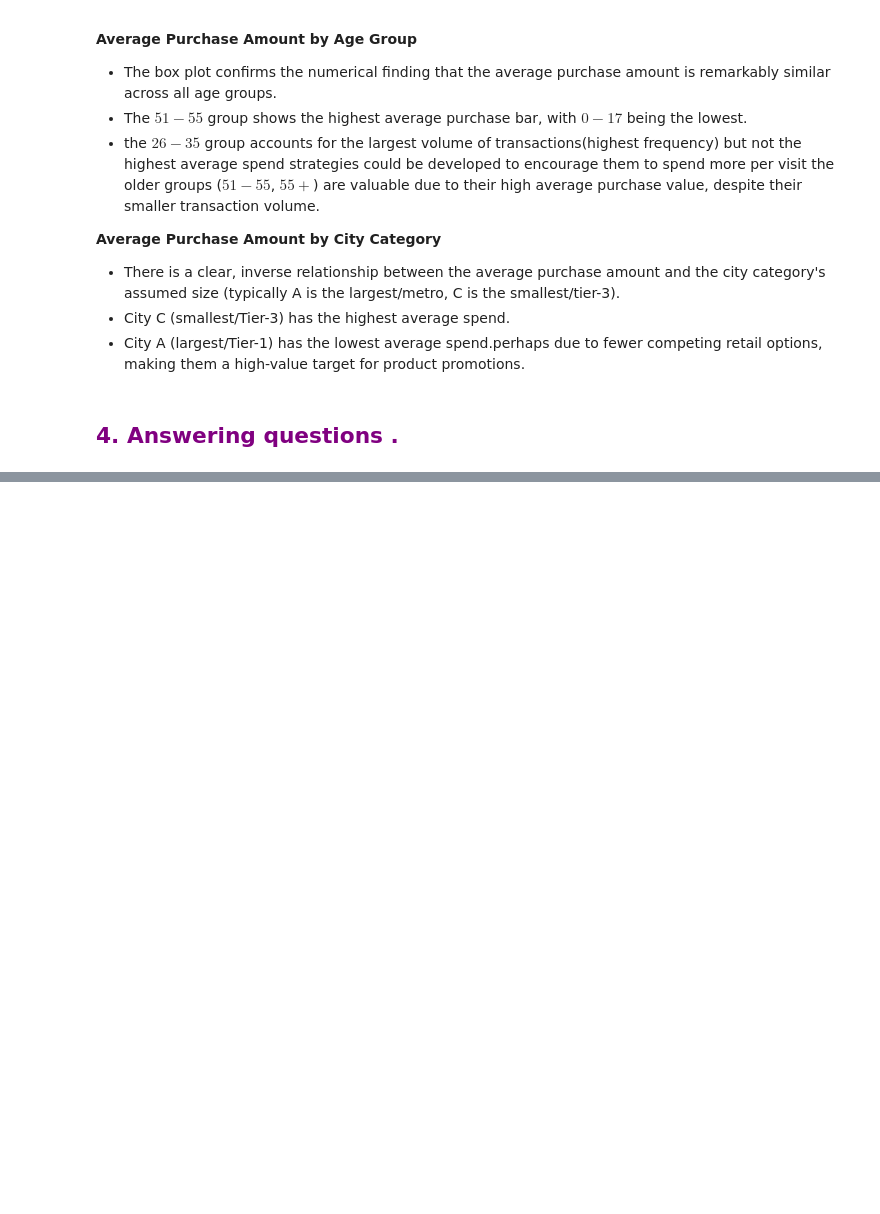
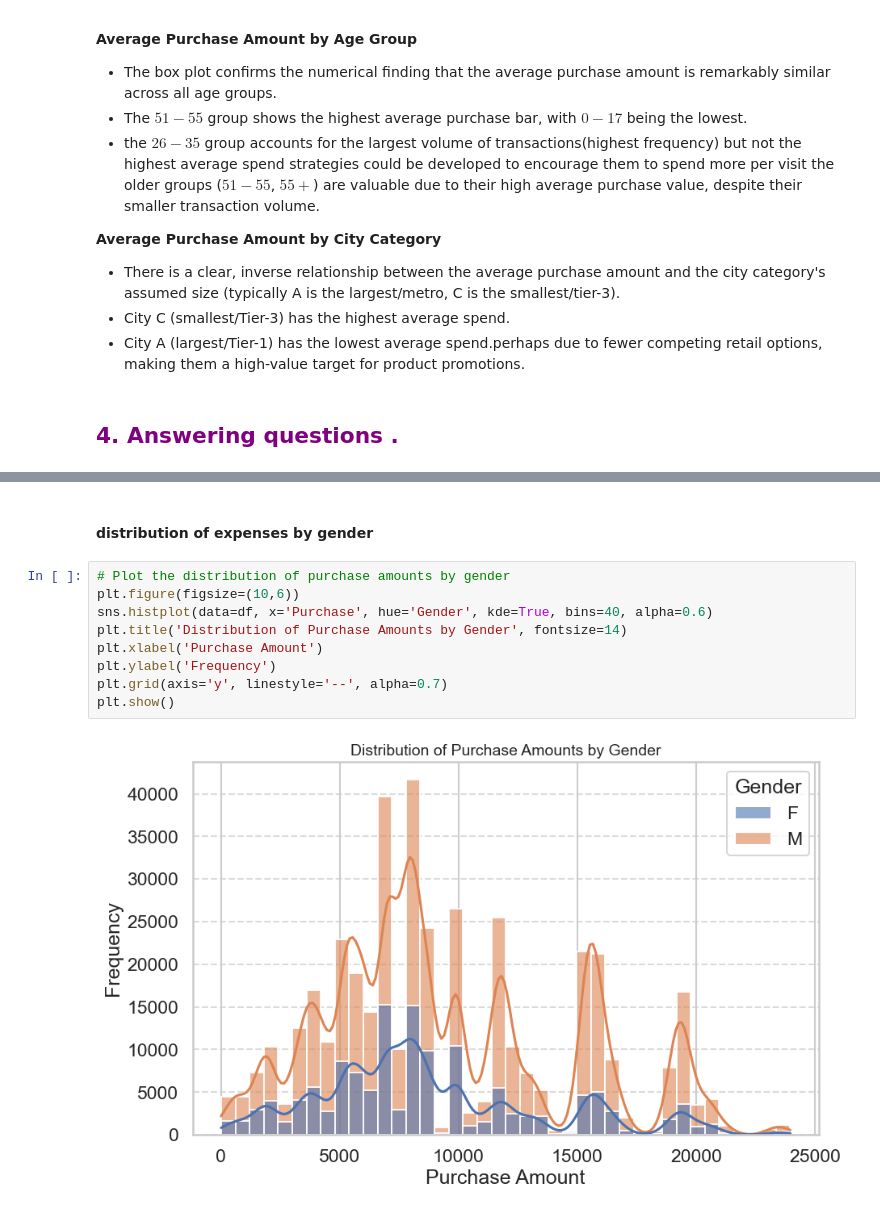
Before and after one commit to hemalatham236/Walmart--dataset--Confidence-Interval-and-CLT, a Jupyter notebook: Walmart_Business_case_CLT.ipynb, the cells around one changed output, grey strips where cells are left out. Drawn from its saved outputs; the diff is of its cells as text; blank space fills up the shorter version.

```diff
--- a/Walmart_Business_case_CLT.ipynb
+++ b/Walmart_Business_case_CLT.ipynb
@@ -764,0 +851,13 @@ Depending on the dataset demographics, male customers might represent a slightly
+# %% [markdown]
+#### distribution of expenses by gender
+# %%
+# Plot the distribution of purchase amounts by gender
+plt.figure(figsize=(10,6))
+sns.histplot(data=df, x='Purchase', hue='Gender', kde=True, bins=40, alpha=0.6)
+plt.title('Distribution of Purchase Amounts by Gender', fontsize=14)
+plt.xlabel('Purchase Amount')
+plt.ylabel('Frequency')
+plt.grid(axis='y', linestyle='--', alpha=0.7)
+plt.show()
+# %% [output]
+[figure, added]
```
Also changed, not shown: parts of 50 cells of this notebook, 1 other file.
